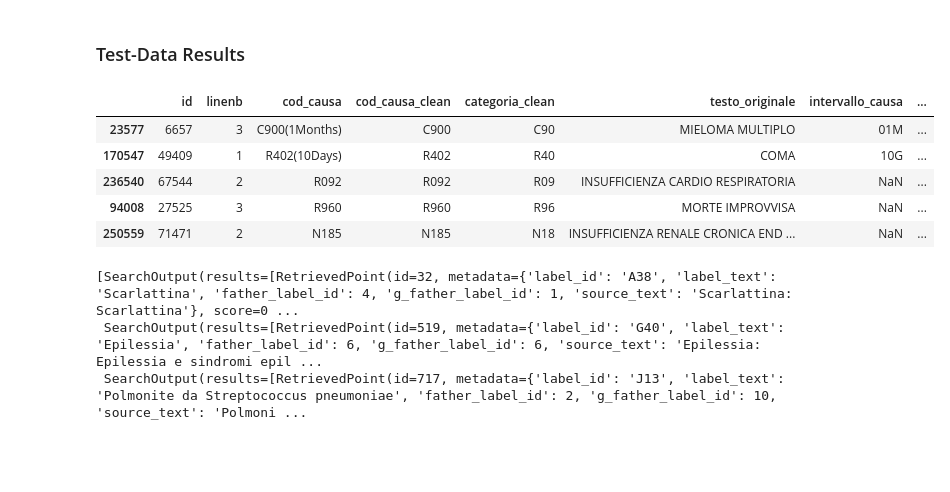
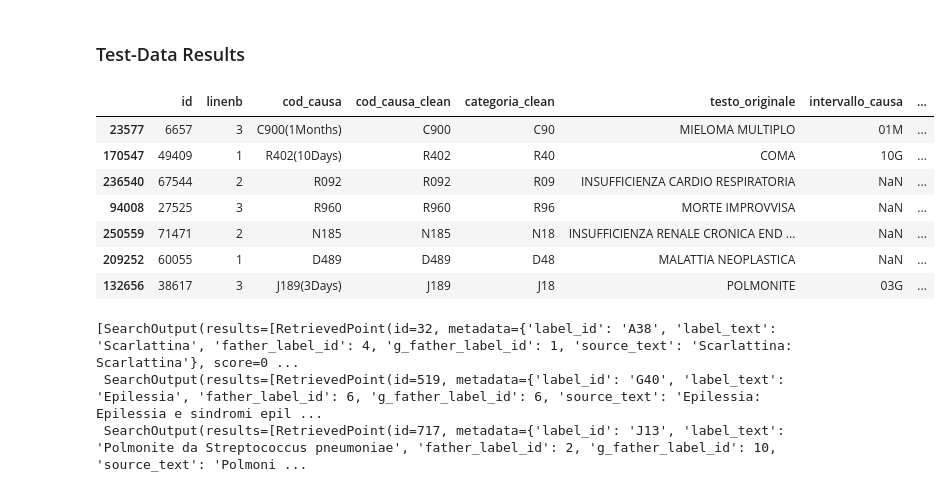
Before and after one commit to istat-methodology/semantic-search, a Jupyter notebook: notebooks/test-semantic-on-medical_data.ipynb, the cells around one changed output. Saved outputs shown, nothing was run; the diff lists cells and outputs as text; code cells hidden in the pictures; blank space fills up the shorter version.

```diff
--- a/notebooks/test-semantic-on-medical_data.ipynb
+++ b/notebooks/test-semantic-on-medical_data.ipynb
@@ -410,17 +482,19 @@ np.int64(5)
 # %% [markdown]
 ### Test-Data Results
 # %%
-# per ora 30 per velocità , poi torniamo su 1000 eccetera
+# per ora 50 per velocità , poi torniamo su 1000 eccetera
 
-df_noteSample10 = df_single.sample(n=30, random_state=10)
-df_noteSample10.head(5)
+df_noteSample10 = df_single.sample(n=100, random_state=10)
+df_noteSample10.head(7)
 # %% [output]
 |  | id | linenb | cod_causa | cod_causa_clean | categoria_clean | testo_originale | intervallo_causa | ... |
 | 23577 | 6657 | 3 | C900(1Months) | C900 | C90 | MIELOMA MULTIPLO | 01M | ... |
 | 170547 | 49409 | 1 | R402(10Days) | R402 | R40 | COMA | 10G | ... |
 | 236540 | 67544 | 2 | R092 | R092 | R09 | INSUFFICIENZA CARDIO RESPIRATORIA | NaN | ... |
 | 94008 | 27525 | 3 | R960 | R960 | R96 | MORTE IMPROVVISA | NaN | ... |
 | 250559 | 71471 | 2 | N185 | N185 | N18 | INSUFFICIENZA RENALE CRONICA END ... | NaN | ... |
+| 209252 | 60055 | 1 | D489 | D489 | D48 | MALATTIA NEOPLASTICA | NaN | ... |
+| 132656 | 38617 | 3 | J189(3Days) | J189 | J18 | POLMONITE | 03G | ... |
 # %%
 # Multiple Query seeking
 from semantic_search.qdrant import SemanticSeeker
```
Also changed, not shown: parts of 31 cells of this notebook, 4 other files.
